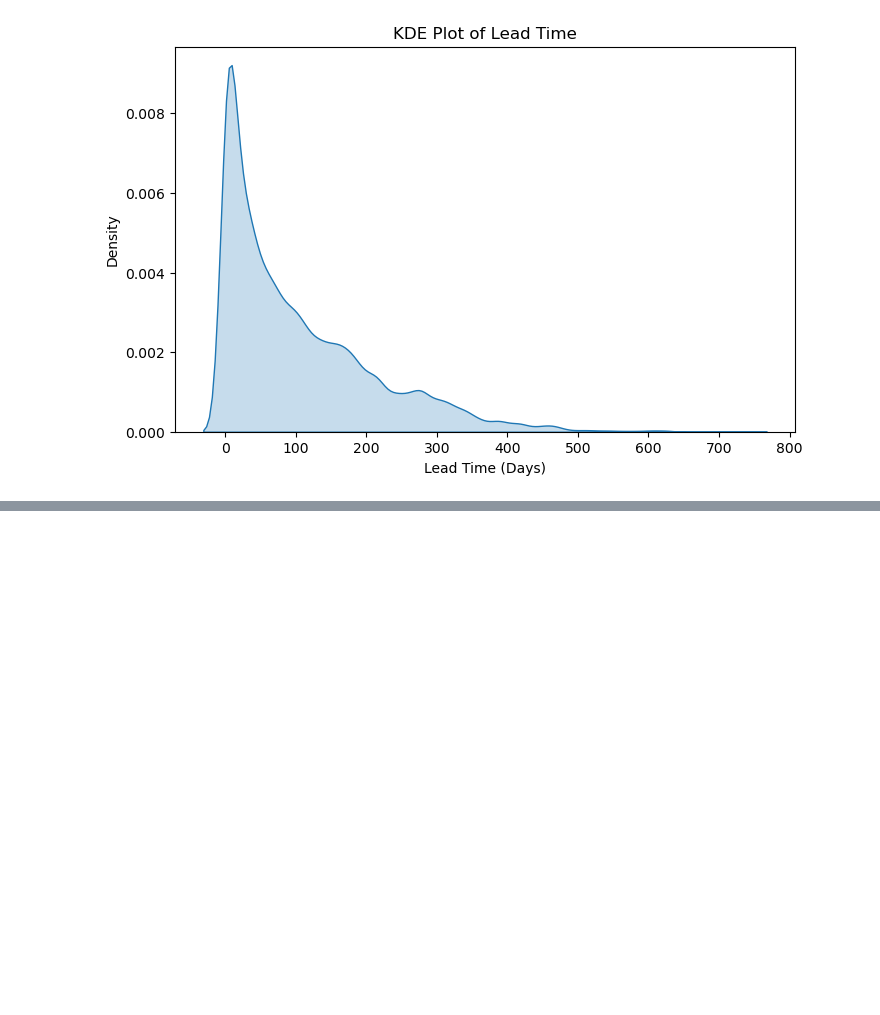
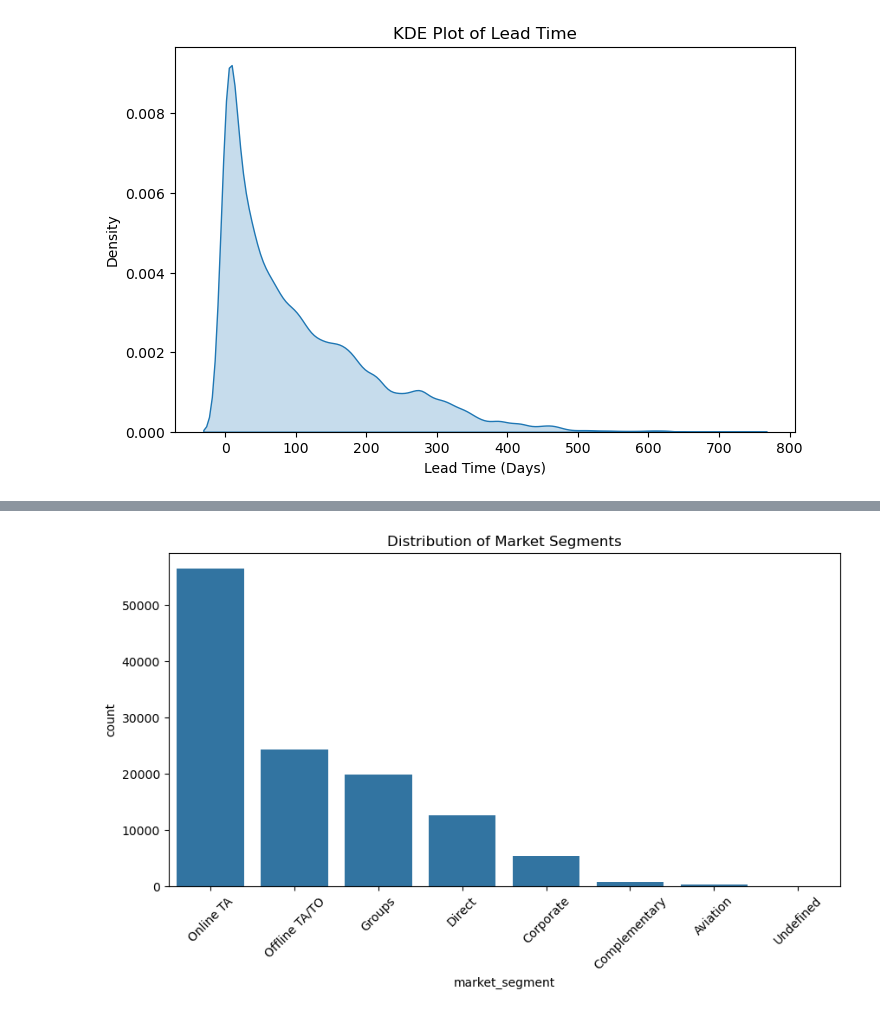
Before and after one commit to greeshavaishnavi09/Hotel_Booking_Cancellation_Prediction, a Jupyter notebook: research/02_eda.ipynb, the cells around one changed output, grey strips where cells are left out. Saved outputs shown, nothing was run; the diff lists cells and outputs as text; code cells hidden in the pictures; blank space fills up the shorter version.

```diff
--- a/research/02_eda.ipynb
+++ b/research/02_eda.ipynb
@@ -376,0 +477,16 @@ plt.show()
+# %%
+plt.figure(figsize=(10,5))                  # count plot for both categorical variables
+
+sns.countplot(
+    data=df,
+    x="market_segment",
+    order=df["market_segment"].value_counts().index
+)
+
+plt.xticks(rotation=45) #  rotate because Offline TA/TO are long.Without rotation, labels overlap.
+
+plt.title("Distribution of Market Segments")
+
+plt.show()
+# %% [output]
+[figure, added]
```
Also changed, not shown: parts of 28 cells of this notebook.
